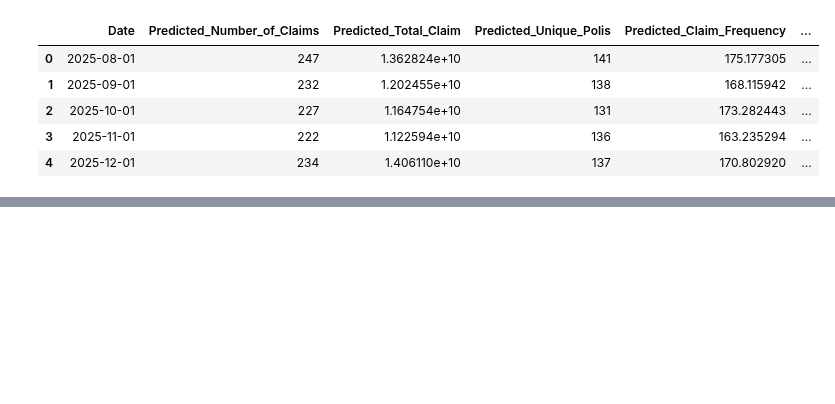
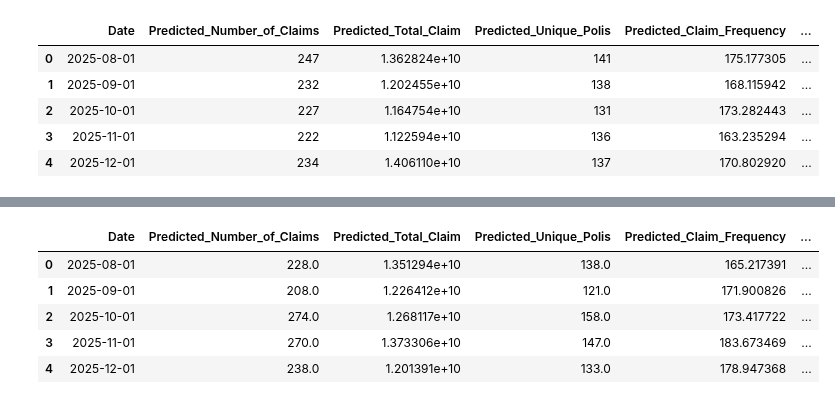
Before and after one commit to RobbenWijanathan/mcfitb-dsc-2026, a Jupyter notebook: AllComputational.ipynb, the cells around one changed output, grey strips where cells are left out. Cells and saved outputs as stored; diff of their text form; code cells hidden in the pictures; blank space fills up the shorter version.

```diff
--- a/AllComputational.ipynb
+++ b/AllComputational.ipynb
@@ -7,7 +7,7 @@ from xgboost import XGBRegressor
 from sklearn.metrics import mean_squared_error
 from sklearn.model_selection import TimeSeriesSplit
 # %%
-data_claim = pd.read_csv("Data_Klaim.csv")
+data_claim = pd.read_csv("data/Data_Klaim.csv")
 # %%
 data_claim
 # %% [output]
@@ -402,0 +465,18 @@ forecast_df_rf
+# %%
+forecast_sarima = {}
+
+for target in targets:
+    preds = train_sarima(final, target)
+    forecast_sarima[target] = preds.values
+
+future_dates = pd.date_range(start=final.index[-1] + pd.DateOffset(months=1),
+                             periods=5, freq='MS')
+
+forecast_df_sarima = pd.DataFrame({
+    'Date': future_dates,
+    'Predicted_Number_of_Claims': forecast_sarima['Number_of_Claims'],
+    'Predicted_Total_Claim': forecast_sarima['Total_Claim_Bulanan'],
+    'Predicted_Unique_Polis': forecast_sarima['Unique_Polis']
+})
+
+forecast_df_sarima
@@ -402,0 +496,19 @@ forecast_df_rf
+# %%
+forecast_df_sarima['Predicted_Claim_Frequency'] = (
+    forecast_df_sarima['Predicted_Number_of_Claims'] /
+    forecast_df_sarima['Predicted_Unique_Polis']
+) * 100
+
+forecast_df_sarima['Predicted_Claim_Severity'] = (
+    forecast_df_sarima['Predicted_Total_Claim'] /
+    forecast_df_sarima['Predicted_Number_of_Claims']
+)
+# %%
+forecast_df_sarima
+# %% [output]
+|  | Date | Predicted_Number_of_Claims | Predicted_Total_Claim | Predicted_Unique_Polis | Predicted_Claim_Frequency | ... |
+| 0 | 2025-08-01 | 228.0 | 1.351294e+10 | 138.0 | 165.217391 | ... |
+| 1 | 2025-09-01 | 208.0 | 1.226412e+10 | 121.0 | 171.900826 | ... |
+| 2 | 2025-10-01 | 274.0 | 1.268117e+10 | 158.0 | 173.417722 | ... |
+| 3 | 2025-11-01 | 270.0 | 1.373306e+10 | 147.0 | 183.673469 | ... |
+| 4 | 2025-12-01 | 238.0 | 1.201391e+10 | 133.0 | 178.947368 | ... |
```
Also changed, not shown: parts of 6 cells of this notebook.
